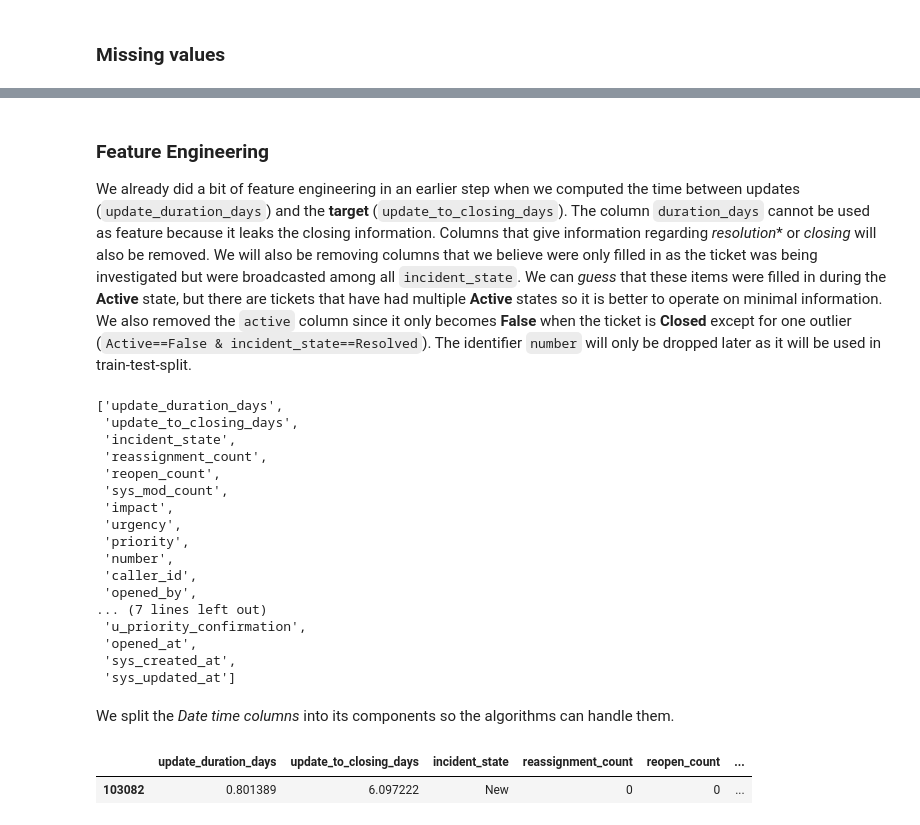
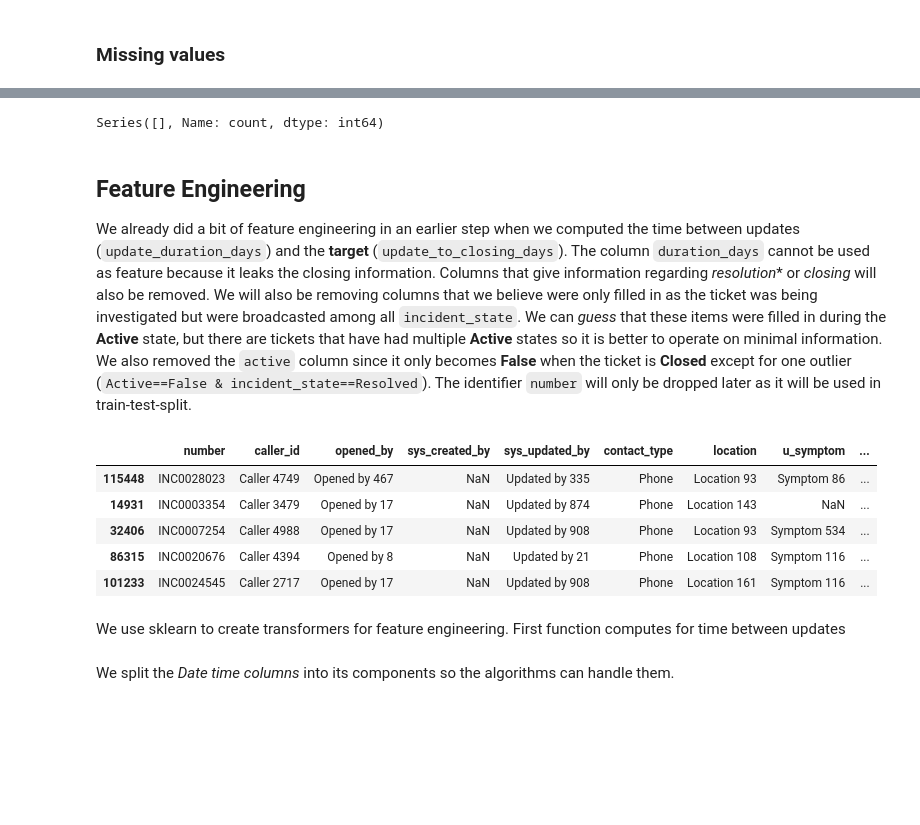
Before and after one commit to khizon/data_analysis, a Jupyter notebook: IT_support/src/exploration.ipynb, the cells around one changed output, grey strips where cells are left out. Cells and saved outputs as stored; diff of their text form; code cells hidden in the pictures; blank space fills up the shorter version.

Commit message:
feature engineering created

```diff
--- a/IT_support/src/exploration.ipynb
+++ b/IT_support/src/exploration.ipynb
@@ -202,32 +187,17 @@ Name: count, Length: 115, dtype: int64
+# %%
+df.loc[(df['update_to_closing_days'].isna()), 'priority'].value_counts()
+# %% [output]
+Series([], Name: count, dtype: int64)
 # %% [markdown]
-### Feature Engineering
+## Feature Engineering
 We already did a bit of feature engineering in an earlier step when we computed the time between updates (`update_duration_days`) and the **target** (`update_to_closing_days`). The column `duration_days` cannot be used as feature because it leaks the closing information. Columns that give information regarding *resolution** or *closing* will also be removed. We will also be removing columns that we believe were only filled in as the ticket was being investigated but were broadcasted among all `incident_state`. We can *guess* that these items were filled in during the **Active** state, but there are tickets that have had multiple **Active** states so it is better to operate on minimal information. We also removed the `active` column since it only becomes **False** when the ticket is **Closed** except for one outlier (`Active==False & incident_state==Resolved`). The identifier `number` will only be dropped later as it will be used in train-test-split.
-# %%
-float_cols = ['update_duration_days', 'update_to_closing_days']
-to_remove = ['duration_days', 'made_sla', 'knowledge', 'notify', 'problem_id', 'rfc', 'vendor', 'caused_by', 'closed_code', 'resolved_by', 'resolved_at', 'closed_at',
-             'assignment_group', 'assigned_to', 'category', 'subcategory', 'active']
-
-all_cols = float_cols + ordinal_cols + cardinal_cols + boolean_cols + dt_cols
-all_cols = [col for col in all_cols if col not in to_remove]
-
-dt_cols = [col for col in dt_cols if col not in to_remove]
-
-all_cols
-# %% [output]
-['update_duration_days',
- 'update_to_closing_days',
- 'incident_state',
- 'reassignment_count',
- 'reopen_count',
- 'sys_mod_count',
- 'impact',
- 'urgency',
- 'priority',
- 'number',
- 'caller_id',
- 'opened_by',
-... (7 lines left out)
- 'u_priority_confirmation',
- 'opened_at',
- 'sys_created_at',
- 'sys_updated_at']
+# %%
+df = df[all_cols].copy()
+df.sample(5)
+# %% [output]
+|  | number | caller_id | opened_by | sys_created_by | sys_updated_by | contact_type | location | u_symptom | ... |
+| 115448 | INC0028023 | Caller 4749 | Opened by 467 | NaN | Updated by 335 | Phone | Location 93 | Symptom 86 | ... |
+| 14931 | INC0003354 | Caller 3479 | Opened by 17 | NaN | Updated by 874 | Phone | Location 143 | NaN | ... |
+| 32406 | INC0007254 | Caller 4988 | Opened by 17 | NaN | Updated by 908 | Phone | Location 93 | Symptom 534 | ... |
+| 86315 | INC0020676 | Caller 4394 | Opened by 8 | NaN | Updated by 21 | Phone | Location 108 | Symptom 116 | ... |
+| 101233 | INC0024545 | Caller 2717 | Opened by 17 | NaN | Updated by 908 | Phone | Location 161 | Symptom 116 | ... |
@@ -233,0 +209,3 @@ all_cols
+# %% [markdown]
+We use sklearn to create transformers for feature engineering.
+First function computes for time between updates
@@ -234,13 +230,22 @@ all_cols
 # %% [markdown]
 We split the *Date time columns* into its components so the algorithms can handle them.
 # %%
-df = df[all_cols].copy()
-for col in dt_cols:
-    for component in ['year', 'month', 'day', 'hour', 'minute', 'second']:
-        new_col_name = f'{col}_{component}'  # Create a dynamic column name
-        df[new_col_name] = df[col].dt.__getattribute__(component).astype(float)
-df.drop(columns=dt_cols, inplace=True)
-df.sample()
+# for col in dt_cols:
+
+# df.drop(columns=dt_cols, inplace=True)
+# df.sample()
+
+def split_dt_parts_transformer(X):
+    cols = X.select_dtypes(include=['datetime64']).columns.to_list()
+    for col in cols:
+        for component in ['year', 'month', 'day', 'hour', 'minute', 'second']:
+            new_col_name = f'{col}_{component}'  # Create a dynamic column name
+            X[new_col_name] = X[col].dt.__getattribute__(component).astype(float)
+    # Drop the original datetime columns
+    cols.append('number')
+    X.drop(columns=cols, inplace=True)
+
+    return X
+
+split_dt_parts = FunctionTransformer(split_dt_parts_transformer)
+# split_dt_parts.fit_transform(df).sample(5)
-# %% [output]
-|  | update_duration_days | update_to_closing_days | incident_state | reassignment_count | reopen_count | ... |
-| 103082 | 0.801389 | 6.097222 | New | 0 | 0 | ... |
```
Also changed, not shown: parts of 31 cells of this notebook.
